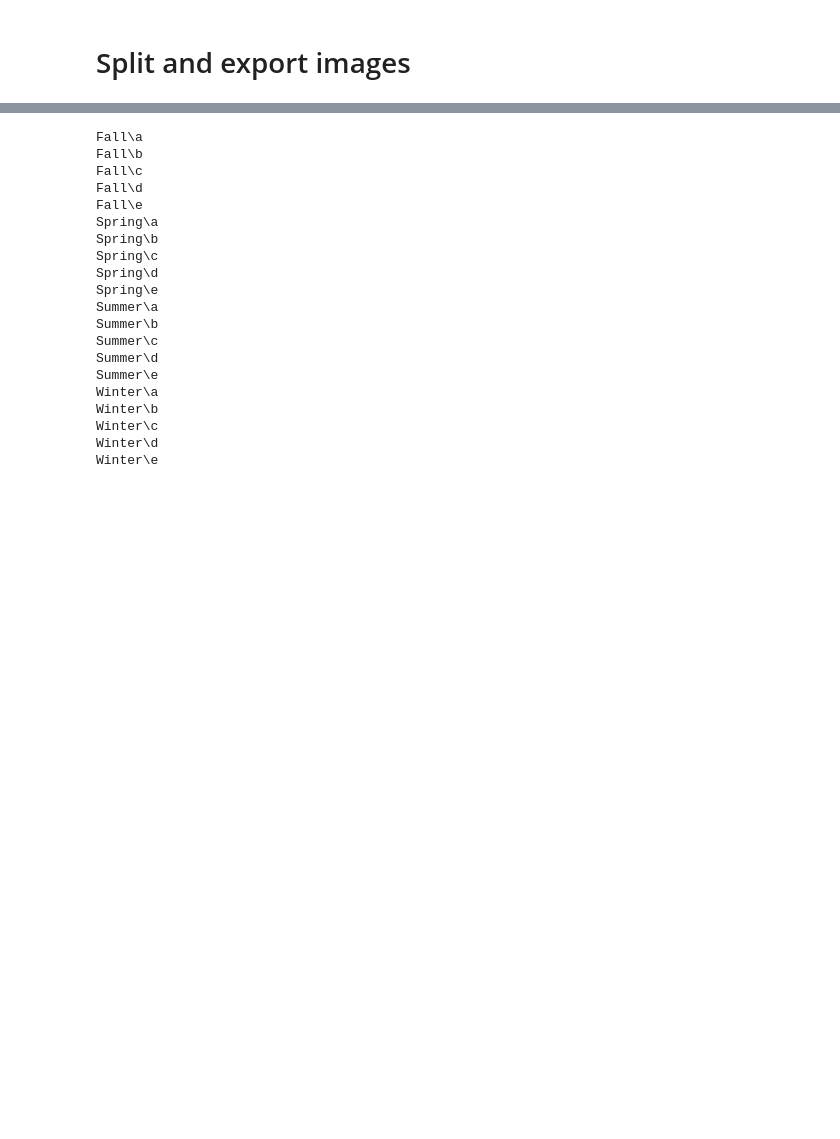
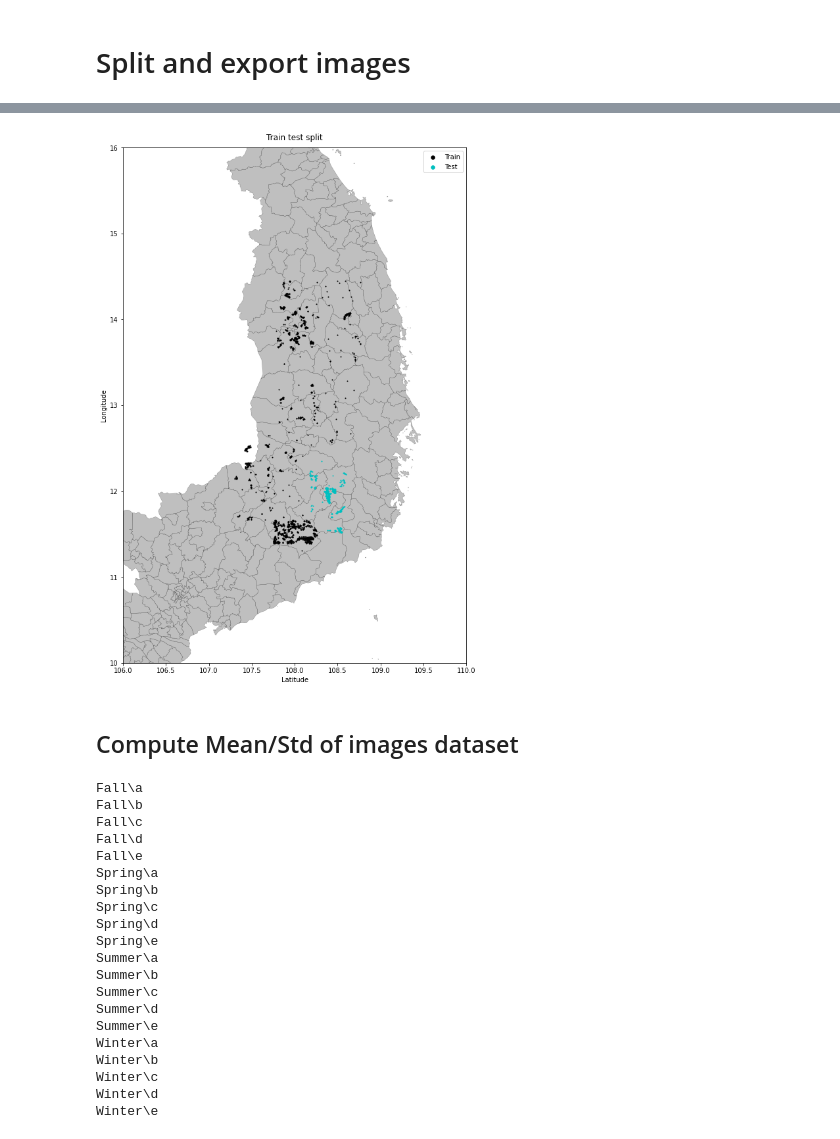
Before and after one commit to RomainCapo/IADeforestation, a Jupyter notebook: ImageProcessing.ipynb, the cells around one changed output, grey strips where cells are left out. Drawn from its saved outputs; the diff is of its cells as text; code cells hidden in the pictures; blank space fills up the shorter version.

```diff
--- a/ImageProcessing.ipynb
+++ b/ImageProcessing.ipynb
@@ -145,0 +205,25 @@ e\S2A_MSIL1C_20210318T030541_N0209_R075_T48PYU_20210318T052447 ready
+# %%
+skcv = spacv.SKCV(n_splits=5, buffer_radius=0.1).split(geo_df['geometry'])
+# %%
+split_train_test = next(iter(skcv))
+data_train = geo_df.iloc[split_train_test[0]]
+data_test = geo_df.iloc[split_train_test[1]]
+# %%
+fig, ax = plt.subplots(figsize=(12,12))
+vietnam.plot(ax=ax,facecolor='Grey', edgecolor='k',alpha=0.5,linewidth=0.3)
+data_train.plot(ax=ax, markersize=1,categorical=True, legend=True, c="k")
+data_test.plot(ax=ax, markersize=1,categorical=True, legend=True, c="c")
+
+ax.set_ylim([10,16])
+ax.set_xlim([106,110])
+ax.set_xlabel("Latitude")
+ax.set_ylabel("Longitude")
+
+legend = ax.legend(["Train", "Test"])
+legend.legendHandles[0]._sizes = [30]
+legend.legendHandles[1]._sizes = [30]
+
+fig.suptitle("Train test split")
+fig.tight_layout()
+# %% [output]
+[figure, added]
@@ -146,3 +234,5 @@ e\S2A_MSIL1C_20210318T030541_N0209_R075_T48PYU_20210318T052447 ready
+# %% [markdown]
+## Compute Mean/Std of images dataset
 # %%
 NB_SELECTED_VAL = 100000
 dict_val = dict.fromkeys(['B01', 'B02', 'B03', 'B04', 'B05', 'B06', 'B07', 'B08', 'B09', 'B10', 'B11', 'B12', 'B8A'])
```
Also changed, not shown: parts of 14 cells of this notebook, 16 other files.
